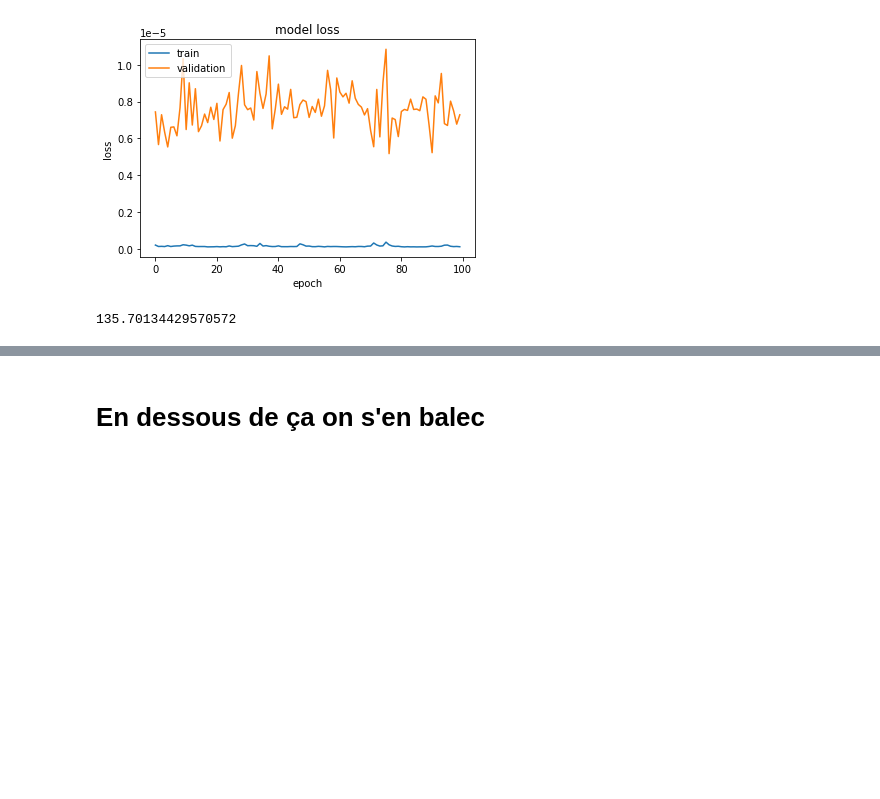
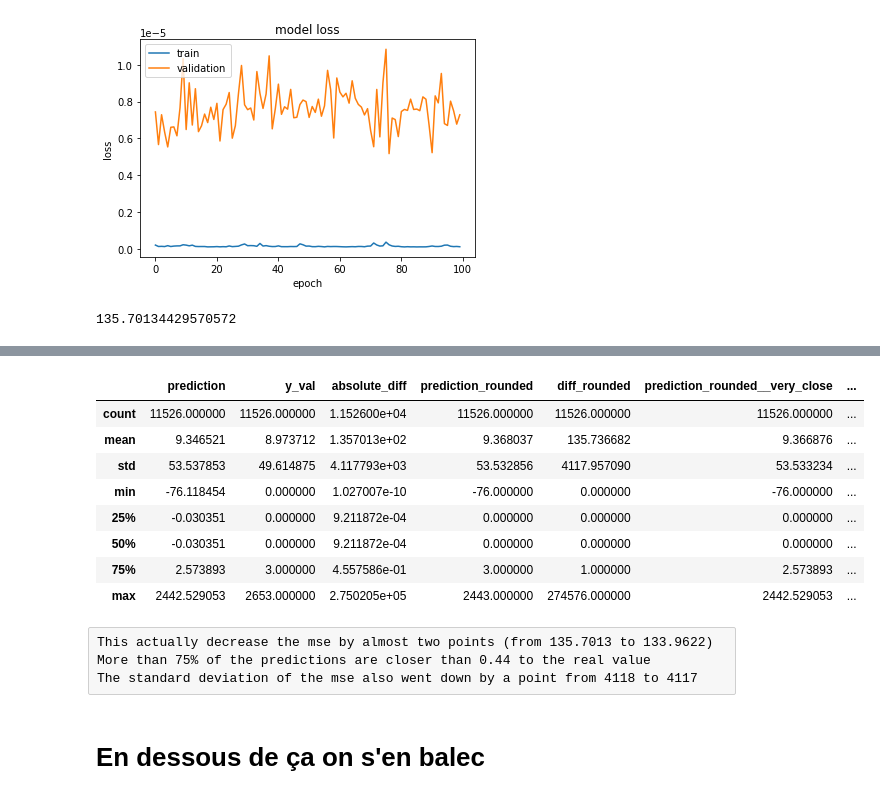
Before and after one commit to Esbrouffes/MLChall1, a Jupyter notebook: Chall 2/Neural Network .ipynb, the cells around one changed output, grey strips where cells are left out. Drawn from its saved outputs; the diff is of its cells as text; code cells hidden in the pictures; blank space fills up the shorter version.

```diff
--- a/Chall 2/Neural Network .ipynb
+++ b/Chall 2/Neural Network .ipynb
@@ -197,3 +259,27 @@ comparaison.head(50)
+# %%
+def no_negatives(x):
+    if x<0:
+        return 0
+    return x
+comparaison['prediction_no_negatives']=comparaison['prediction'].apply(lambda x: no_negatives(x))
+comparaison['diff_no_negatives']=comparaison.apply(lambda x: (x['prediction_no_negatives']-x['y_val'])**2,axis=1)
+# %%
+#Let's have a look at how well we improved the model with this improvement
+comparaison.describe()
+# %% [output]
+|  | prediction | y_val | absolute_diff | prediction_rounded | diff_rounded | prediction_rounded__very_close | ... |
+| count | 11526.000000 | 11526.000000 | 1.152600e+04 | 11526.000000 | 11526.000000 | 11526.000000 | ... |
+| mean | 9.346521 | 8.973712 | 1.357013e+02 | 9.368037 | 135.736682 | 9.366876 | ... |
+| std | 53.537853 | 49.614875 | 4.117793e+03 | 53.532856 | 4117.957090 | 53.533234 | ... |
+| min | -76.118454 | 0.000000 | 1.027007e-10 | -76.000000 | 0.000000 | -76.000000 | ... |
+| 25% | -0.030351 | 0.000000 | 9.211872e-04 | 0.000000 | 0.000000 | 0.000000 | ... |
+| 50% | -0.030351 | 0.000000 | 9.211872e-04 | 0.000000 | 0.000000 | 0.000000 | ... |
+| 75% | 2.573893 | 3.000000 | 4.557586e-01 | 3.000000 | 1.000000 | 2.573893 | ... |
+| max | 2442.529053 | 2653.000000 | 2.750205e+05 | 2443.000000 | 274576.000000 | 2442.529053 | ... |
+# %% [raw]
+This actually decrease the mse by almost two points (from 135.7013 to 133.9622)
+More than 75% of the predictions are closer than 0.44 to the real value
+The standard deviation of the mse also went down by a point from 4118 to 4117
 # %% [markdown]
 # En dessous de ça on s'en balec
 # %%
```
Also changed, not shown: parts of 14 cells of this notebook.
